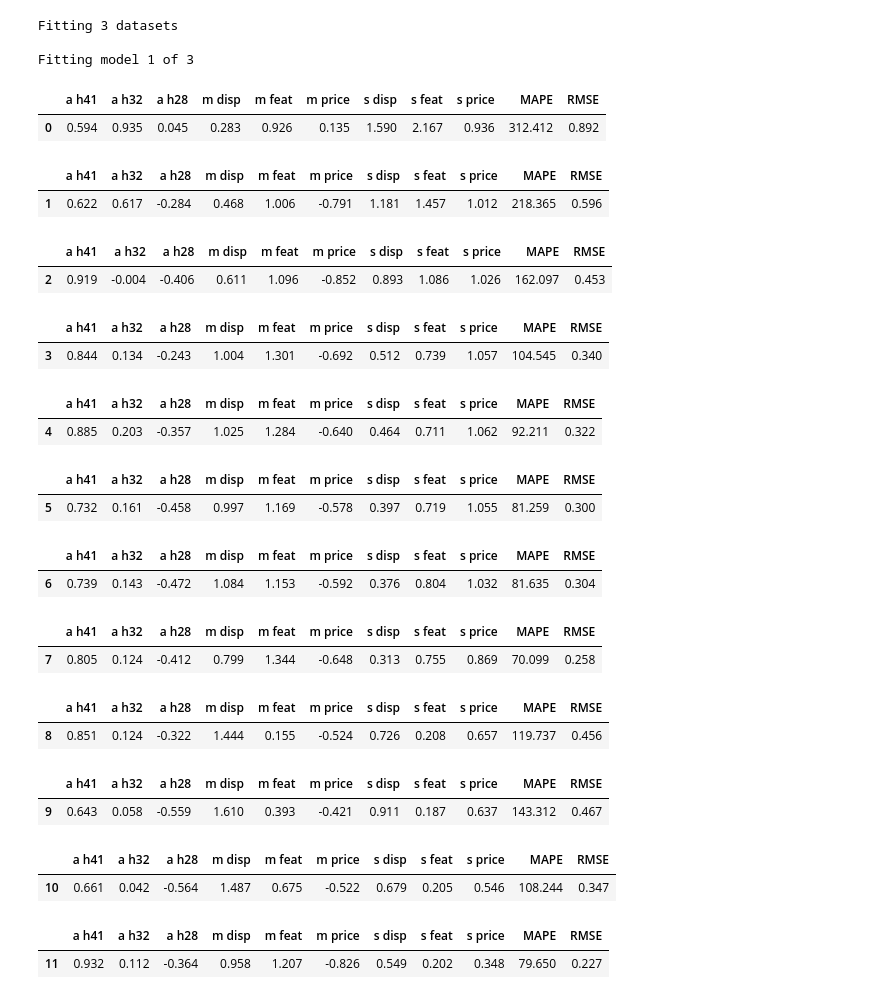
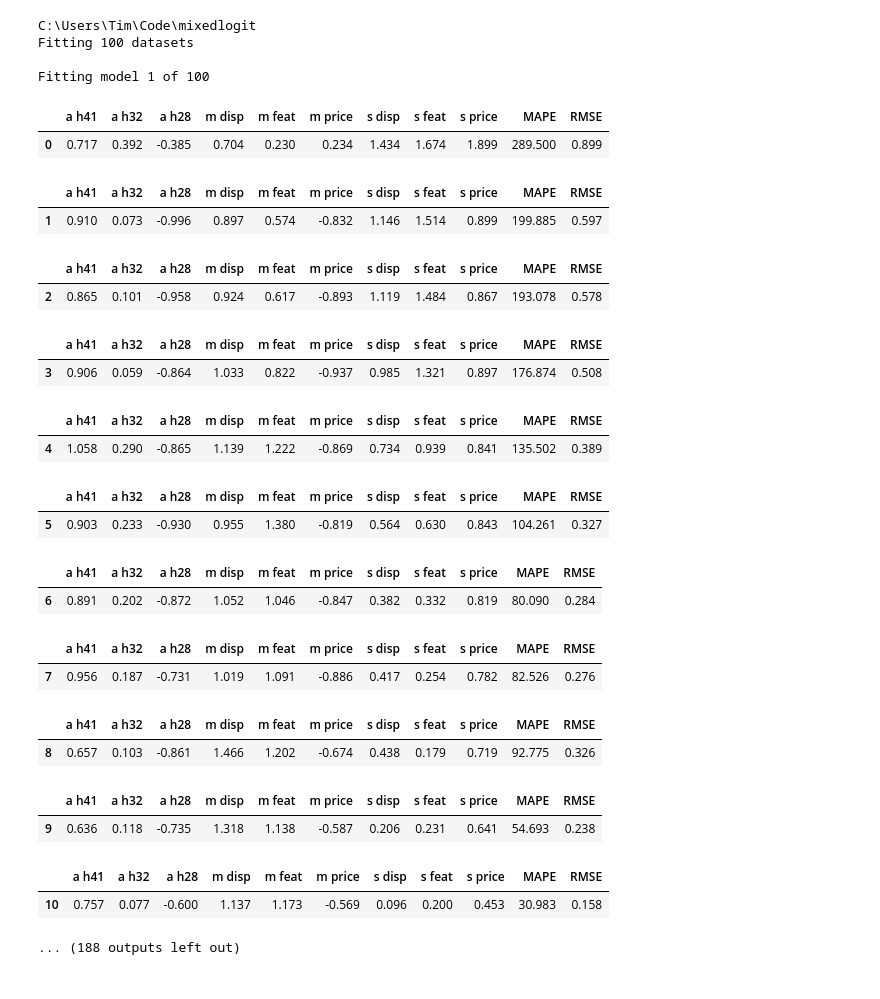
Before and after one commit to timellemeet/mixedlogit, a Jupyter notebook: Results/notebooks/results - 10 of 10.ipynb, the cells around one changed output. Cells and saved outputs as stored; diff of their text form; code cells hidden in the pictures.

Commit message:
base results from laptop

```diff
--- a/Results/notebooks/results - 10 of 10.ipynb
+++ b/Results/notebooks/results - 10 of 10.ipynb
@@ -1,35 +1,36 @@
 # %%
 #!pip install pathvalidate
+%cd C:\\Users\\Tim\\Code\\mixedlogit
 from src.main import Mixedlogit, datasetloader
 
 dataset = datasetloader("n 1000 - seed 1234 - time 2019-06-19-154935.pickle")
 
-mixedlogit = Mixedlogit(dataset, "bigbatch").fit(drawtype="pseudo", n_draws=100, verbose=1, save="Base", start=900, end=1000)
+mixedlogit = Mixedlogit(dataset, "bigbatch").fit(drawtype="pseudo", n_draws=100, verbose=1, save="Base", start=912, end=1000)
 # %% [output]
-Fitting 3 datasets
+C:\Users\Tim\Code\mixedlogit
+Fitting 100 datasets
 
-Fitting model 1 of 3
+Fitting model 1 of 100
 |  | a h41 | a h32 | a h28 | m disp | m feat | m price | s disp | s feat | s price | MAPE | RMSE |
-| 0 | 0.594 | 0.935 | 0.045 | 0.283 | 0.926 | 0.135 | 1.590 | 2.167 | 0.936 | 312.412 | 0.892 |
+| 0 | 0.717 | 0.392 | -0.385 | 0.704 | 0.230 | 0.234 | 1.434 | 1.674 | 1.899 | 289.500 | 0.899 |
 |  | a h41 | a h32 | a h28 | m disp | m feat | m price | s disp | s feat | s price | MAPE | RMSE |
-| 1 | 0.622 | 0.617 | -0.284 | 0.468 | 1.006 | -0.791 | 1.181 | 1.457 | 1.012 | 218.365 | 0.596 |
+| 1 | 0.910 | 0.073 | -0.996 | 0.897 | 0.574 | -0.832 | 1.146 | 1.514 | 0.899 | 199.885 | 0.597 |
 |  | a h41 | a h32 | a h28 | m disp | m feat | m price | s disp | s feat | s price | MAPE | RMSE |
-| 2 | 0.919 | -0.004 | -0.406 | 0.611 | 1.096 | -0.852 | 0.893 | 1.086 | 1.026 | 162.097 | 0.453 |
+| 2 | 0.865 | 0.101 | -0.958 | 0.924 | 0.617 | -0.893 | 1.119 | 1.484 | 0.867 | 193.078 | 0.578 |
 |  | a h41 | a h32 | a h28 | m disp | m feat | m price | s disp | s feat | s price | MAPE | RMSE |
-| 3 | 0.844 | 0.134 | -0.243 | 1.004 | 1.301 | -0.692 | 0.512 | 0.739 | 1.057 | 104.545 | 0.340 |
+| 3 | 0.906 | 0.059 | -0.864 | 1.033 | 0.822 | -0.937 | 0.985 | 1.321 | 0.897 | 176.874 | 0.508 |
 |  | a h41 | a h32 | a h28 | m disp | m feat | m price | s disp | s feat | s price | MAPE | RMSE |
-| 4 | 0.885 | 0.203 | -0.357 | 1.025 | 1.284 | -0.640 | 0.464 | 0.711 | 1.062 | 92.211 | 0.322 |
+| 4 | 1.058 | 0.290 | -0.865 | 1.139 | 1.222 | -0.869 | 0.734 | 0.939 | 0.841 | 135.502 | 0.389 |
 |  | a h41 | a h32 | a h28 | m disp | m feat | m price | s disp | s feat | s price | MAPE | RMSE |
-| 5 | 0.732 | 0.161 | -0.458 | 0.997 | 1.169 | -0.578 | 0.397 | 0.719 | 1.055 | 81.259 | 0.300 |
+| 5 | 0.903 | 0.233 | -0.930 | 0.955 | 1.380 | -0.819 | 0.564 | 0.630 | 0.843 | 104.261 | 0.327 |
 |  | a h41 | a h32 | a h28 | m disp | m feat | m price | s disp | s feat | s price | MAPE | RMSE |
-| 6 | 0.739 | 0.143 | -0.472 | 1.084 | 1.153 | -0.592 | 0.376 | 0.804 | 1.032 | 81.635 | 0.304 |
+| 6 | 0.891 | 0.202 | -0.872 | 1.052 | 1.046 | -0.847 | 0.382 | 0.332 | 0.819 | 80.090 | 0.284 |
 |  | a h41 | a h32 | a h28 | m disp | m feat | m price | s disp | s feat | s price | MAPE | RMSE |
-| 7 | 0.805 | 0.124 | -0.412 | 0.799 | 1.344 | -0.648 | 0.313 | 0.755 | 0.869 | 70.099 | 0.258 |
+| 7 | 0.956 | 0.187 | -0.731 | 1.019 | 1.091 | -0.886 | 0.417 | 0.254 | 0.782 | 82.526 | 0.276 |
 |  | a h41 | a h32 | a h28 | m disp | m feat | m price | s disp | s feat | s price | MAPE | RMSE |
-| 8 | 0.851 | 0.124 | -0.322 | 1.444 | 0.155 | -0.524 | 0.726 | 0.208 | 0.657 | 119.737 | 0.456 |
+| 8 | 0.657 | 0.103 | -0.861 | 1.466 | 1.202 | -0.674 | 0.438 | 0.179 | 0.719 | 92.775 | 0.326 |
 |  | a h41 | a h32 | a h28 | m disp | m feat | m price | s disp | s feat | s price | MAPE | RMSE |
-| 9 | 0.643 | 0.058 | -0.559 | 1.610 | 0.393 | -0.421 | 0.911 | 0.187 | 0.637 | 143.312 | 0.467 |
+| 9 | 0.636 | 0.118 | -0.735 | 1.318 | 1.138 | -0.587 | 0.206 | 0.231 | 0.641 | 54.693 | 0.238 |
 |  | a h41 | a h32 | a h28 | m disp | m feat | m price | s disp | s feat | s price | MAPE | RMSE |
-| 10 | 0.661 | 0.042 | -0.564 | 1.487 | 0.675 | -0.522 | 0.679 | 0.205 | 0.546 | 108.244 | 0.347 |
+| 10 | 0.757 | 0.077 | -0.600 | 1.137 | 1.173 | -0.569 | 0.096 | 0.200 | 0.453 | 30.983 | 0.158 |
-|  | a h41 | a h32 | a h28 | m disp | m feat | m price | s disp | s feat | s price | MAPE | RMSE |
-| 11 | 0.932 | 0.112 | -0.364 | 0.958 | 1.207 | -0.826 | 0.549 | 0.202 | 0.348 | 79.650 | 0.227 |
+... (188 outputs left out)
```
Also changed, not shown: 10 other files.
